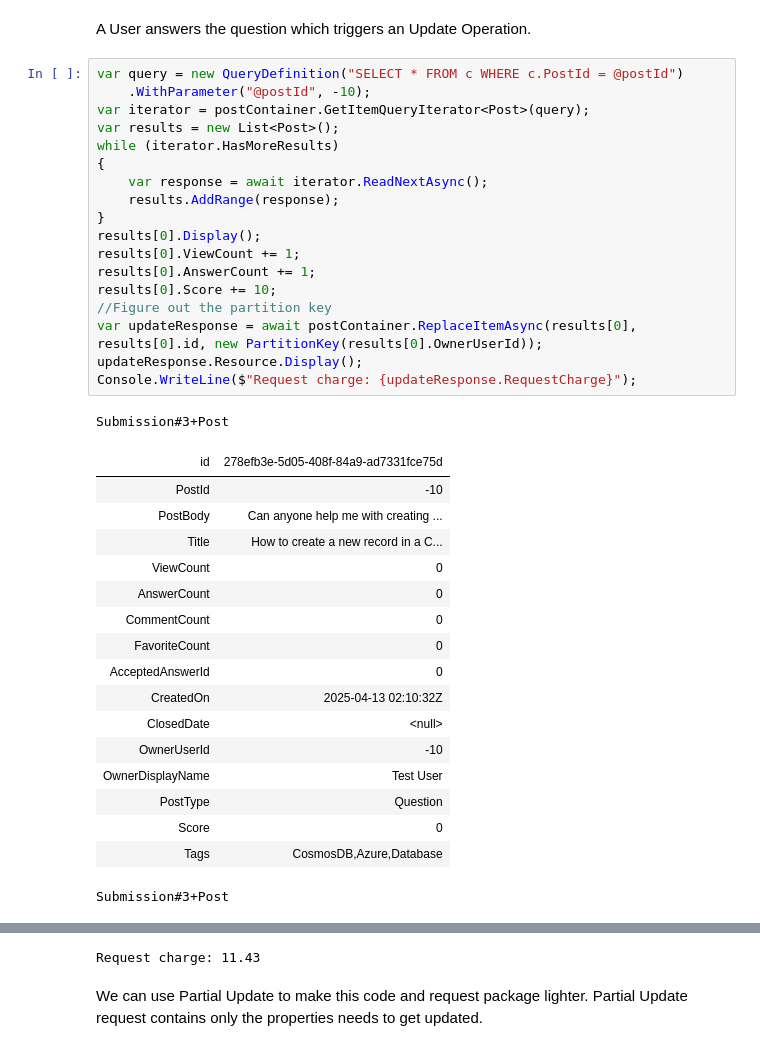
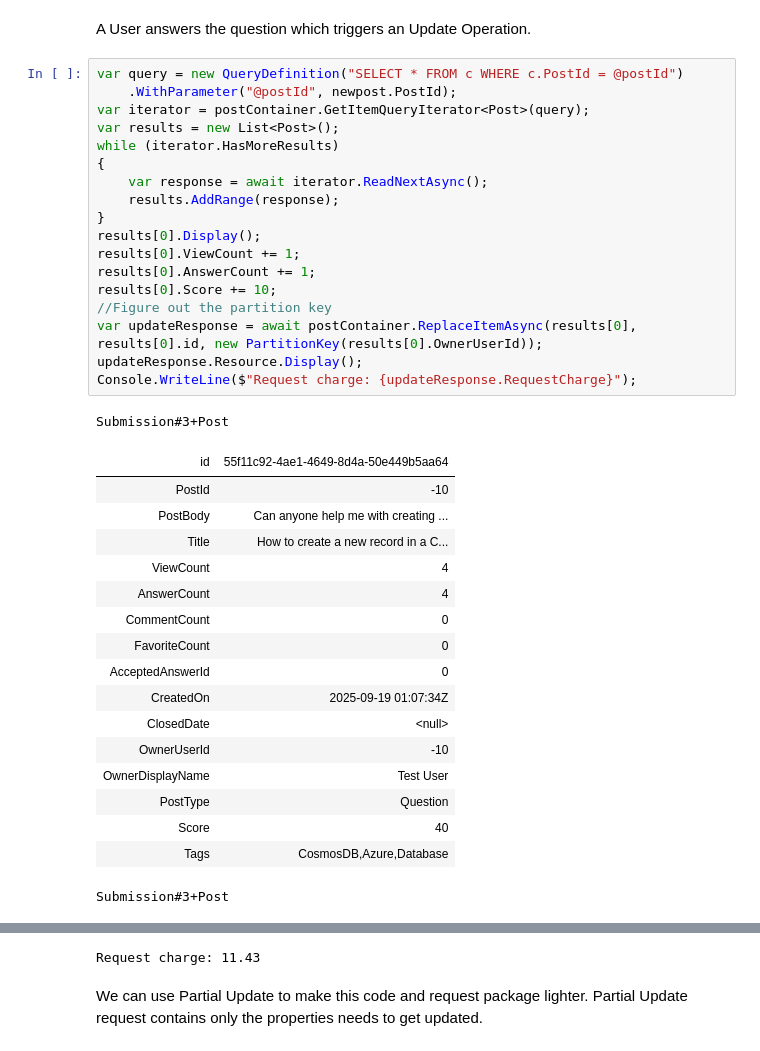
Before and after one commit to hsavran/BasicsToAI, a Jupyter notebook: Study/4. CRUD.ipynb, the cells around one changed output, grey strips where cells are left out. Cells and saved outputs as stored; diff of their text form.

```diff
--- a/Study/4. CRUD.ipynb
+++ b/Study/4. CRUD.ipynb
@@ -132,38 +132,38 @@ Submission#3+Post
 A User answers the question which triggers an Update Operation.
 # %%
 var query = new QueryDefinition("SELECT * FROM c WHERE c.PostId = @postId")
-    .WithParameter("@postId", -10);
+    .WithParameter("@postId", newpost.PostId);
 var iterator = postContainer.GetItemQueryIterator<Post>(query);
 var results = new List<Post>();
 while (iterator.HasMoreResults)
 {
     var response = await iterator.ReadNextAsync();
     results.AddRange(response);
 }
 results[0].Display();
 results[0].ViewCount += 1;
 results[0].AnswerCount += 1;
 results[0].Score += 10;
 //Figure out the partition key
 var updateResponse = await postContainer.ReplaceItemAsync(results[0], results[0].id, new PartitionKey(results[0].OwnerUserId));
 updateResponse.Resource.Display();
 Console.WriteLine($"Request charge: {updateResponse.RequestCharge}");
 # %% [output]
 Submission#3+Post
-| id | 278efb3e-5d05-408f-84a9-ad7331fce75d |
+| id | 55f11c92-4ae1-4649-8d4a-50e449b5aa64 |
 | PostId | -10 |
 | PostBody | Can anyone help me with creating ... |
 | Title | How to create a new record in a C... |
-| ViewCount | 0 |
-| AnswerCount | 0 |
+| ViewCount | 4 |
+| AnswerCount | 4 |
 | CommentCount | 0 |
 | FavoriteCount | 0 |
 | AcceptedAnswerId | 0 |
-| CreatedOn | 2025-04-13 02:10:32Z |
+| CreatedOn | 2025-09-19 01:07:34Z |
 | ClosedDate | <null> |
 | OwnerUserId | -10 |
 | OwnerDisplayName | Test User |
 | PostType | Question |
-| Score | 0 |
+| Score | 40 |
 | Tags | CosmosDB,Azure,Database |
 Submission#3+Post
```
Also changed, not shown: parts of 7 cells of this notebook, 7 other files.
